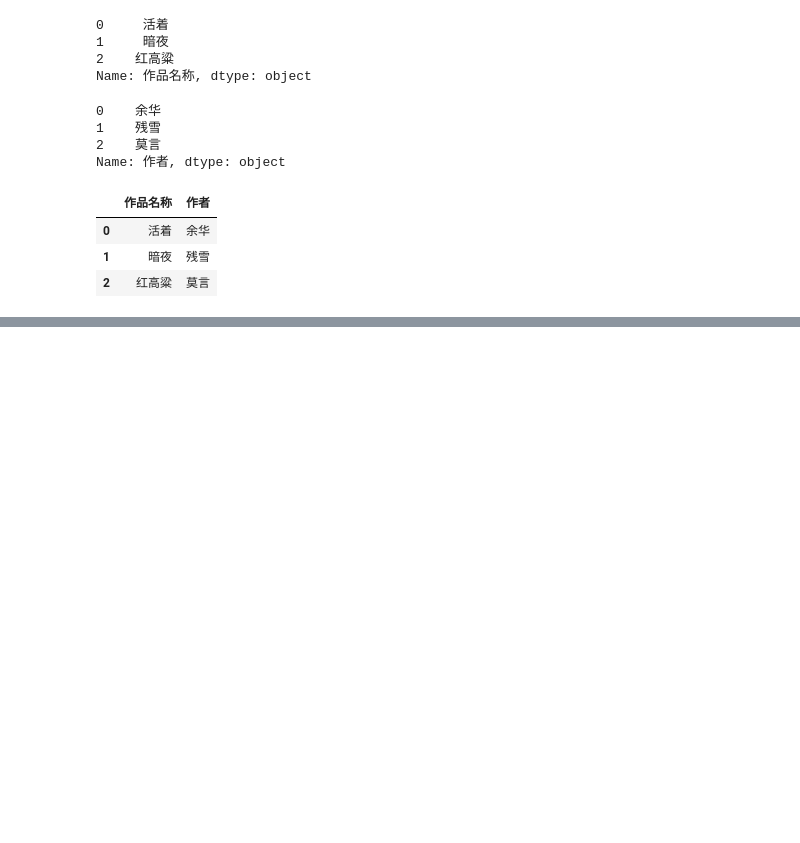
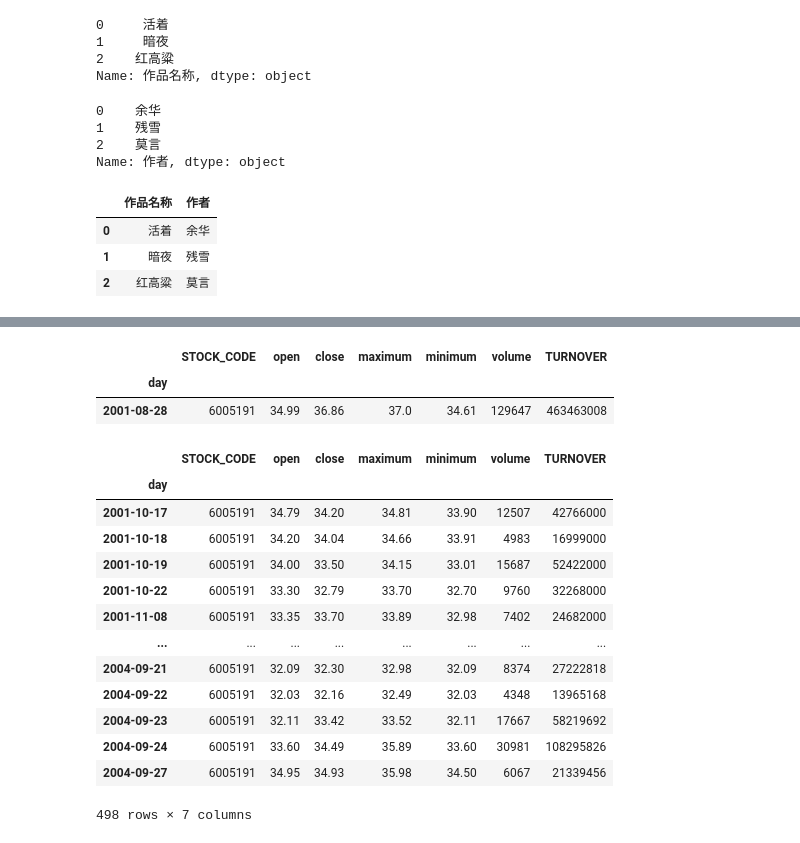
Before and after one commit to Xuyanli-Hub/xuyanli, a Jupyter notebook: output/05-dataframe.ipynb, the cells around one changed output, grey strips where cells are left out. Saved outputs shown, nothing was run; the diff lists cells and outputs as text; code cells hidden in the pictures; blank space fills up the shorter version.

```diff
--- a/output/05-dataframe.ipynb
+++ b/output/05-dataframe.ipynb
@@ -72,0 +178,6 @@ df2[['作品名称','作者']]
+# %%
+df3.loc[布尔列表]
+# %% [output]
+|  | STOCK_CODE | open | close | maximum | minimum | volume | TURNOVER |
+| day |  |  |  |  |  |  |  |
+| 2001-08-28 | 6005191 | 34.99 | 36.86 | 37.0 | 34.61 | 129647 | 463463008 |
@@ -72,0 +189,21 @@ df2[['作品名称','作者']]
+# %%
+# 使用条件表达式构造布尔列表
+条件1 = df3.open < 35
+条件2 = df3.close < 35
+筛选条件 = 条件1 & 条件2
+df3.loc[筛选条件]
+# %% [output]
+|  | STOCK_CODE | open | close | maximum | minimum | volume | TURNOVER |
+| day |  |  |  |  |  |  |  |
+| 2001-10-17 | 6005191 | 34.79 | 34.20 | 34.81 | 33.90 | 12507 | 42766000 |
+| 2001-10-18 | 6005191 | 34.20 | 34.04 | 34.66 | 33.91 | 4983 | 16999000 |
+| 2001-10-19 | 6005191 | 34.00 | 33.50 | 34.15 | 33.01 | 15687 | 52422000 |
+| 2001-10-22 | 6005191 | 33.30 | 32.79 | 33.70 | 32.70 | 9760 | 32268000 |
+| 2001-11-08 | 6005191 | 33.35 | 33.70 | 33.89 | 32.98 | 7402 | 24682000 |
+| ... | ... | ... | ... | ... | ... | ... | ... |
+| 2004-09-21 | 6005191 | 32.09 | 32.30 | 32.98 | 32.09 | 8374 | 27222818 |
+| 2004-09-22 | 6005191 | 32.03 | 32.16 | 32.49 | 32.03 | 4348 | 13965168 |
+| 2004-09-23 | 6005191 | 32.11 | 33.42 | 33.52 | 32.11 | 17667 | 58219692 |
+| 2004-09-24 | 6005191 | 33.60 | 34.49 | 35.89 | 33.60 | 30981 | 108295826 |
+| 2004-09-27 | 6005191 | 34.95 | 34.93 | 35.98 | 34.50 | 6067 | 21339456 |
+498 rows × 7 columns
```
Also changed, not shown: parts of 20 cells of this notebook, 3 other files.
